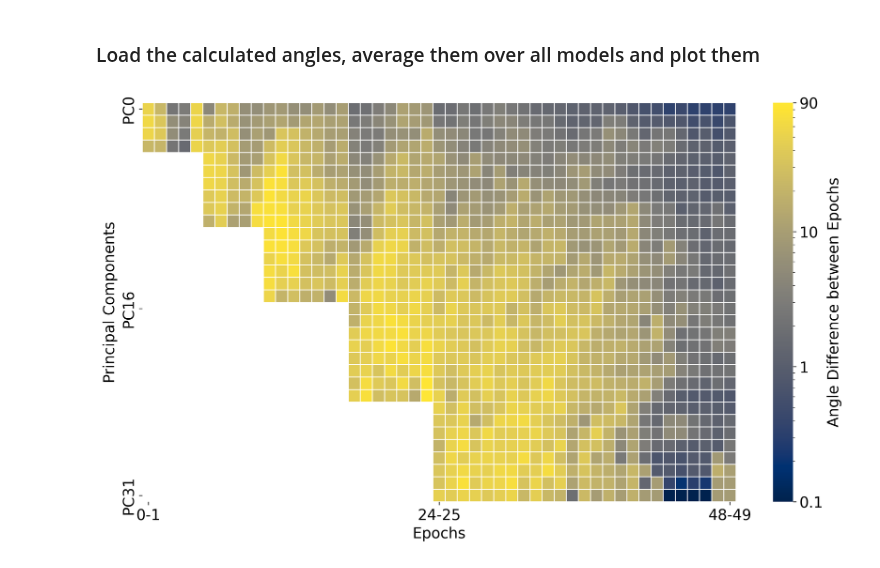
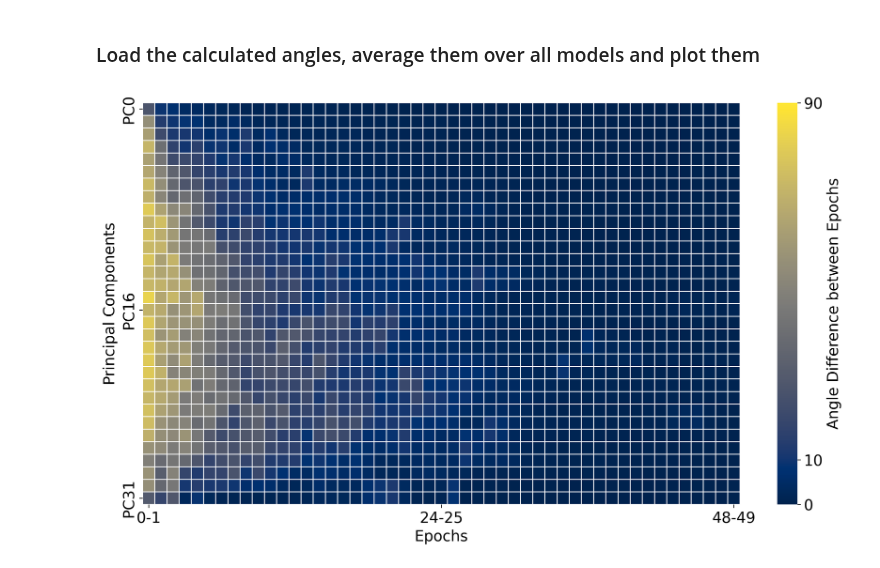
Before and after one commit to DiJam20/developing-autoencoders, a Jupyter notebook: 05_PC_Stability.ipynb, the cells around one changed output. Cells and saved outputs as stored; diff of their text form; code cells hidden in the pictures.

Commit message:
feat: change plot from logarithmic scale to linear scale

```diff
--- a/05_PC_Stability.ipynb
+++ b/05_PC_Stability.ipynb
@@ -19,10 +19,10 @@ from model_utils import load_model
 RECALCULATE = False
 
 # l: linear, nl: non-linear
-LINEARITY_INDICATOR = 'l'
+LINEARITY_INDICATOR = 'nl'
 
 # Model type: SAE or DAE
-MODEL = 'DAE'
+MODEL = 'SAE'
 # %% [markdown]
 ### Load Data
 # %%
@@ -127,33 +127,36 @@ angle_matrix = np.array(average_all_angles)
 # %%
 fig, ax = plt.subplots(figsize=(12, 7), dpi=300)
 
 heatmap = sns.heatmap(
     angle_matrix,
     cmap="cividis",
-    norm=LogNorm(vmin=0.1, vmax=90),
+    # norm=LogNorm(vmin=0.1, vmax=90),
+    vmin=0,
+    vmax=90,
     cbar_kws={"label": "Angle between PCs"},
     linewidths=0.5,
 )
 
 cbar = heatmap.collections[0].colorbar
-cbar.set_ticks([0.1, 1, 10, 90])
-cbar.set_ticklabels(["0.1", "1", "10", "90"], fontsize=16)
+cbar.set_ticks([0, 10, 90])
+cbar.set_ticklabels(["0", "10", "90"], fontsize=16)
 cbar.set_label("Angle Difference between Epochs", fontsize=16)
+cbar.minorticks_off()
 
 ax.set_xticks([0.5, 24.5, len(angle_matrix[0]) - 0.5])
 ax.set_xticklabels(["0-1", "24-25", "48-49"], fontsize=16, rotation=0)
 
 ax.set_yticks([0.5, 16.5, len(angle_matrix) - 0.5])
 ax.set_yticklabels(["PC0", "PC16", "PC31"], fontsize=16, rotation=90)
 
 # ax.set_title("Stability of Principal Components", fontsize=16)
 ax.set_xlabel("Epochs", fontsize=16)
 ax.set_ylabel("Principal Components", fontsize=16)
 
 save_path = "Plots/" + LINEARITY_INDICATOR + "_" + MODEL.lower() + "_stability_of_pcs.png"
 
 plt.savefig(save_path, format="png", dpi=300, bbox_inches="tight")
 plt.tight_layout()
 plt.show()
 # %% [output]
-[figure, old version]
+[figure, new version]
```
